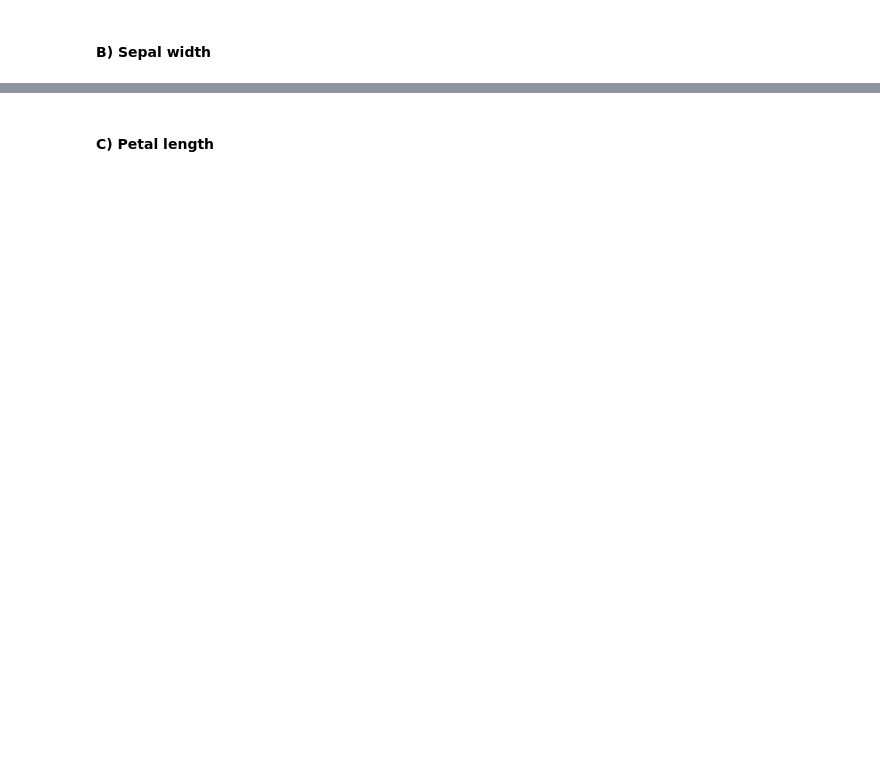
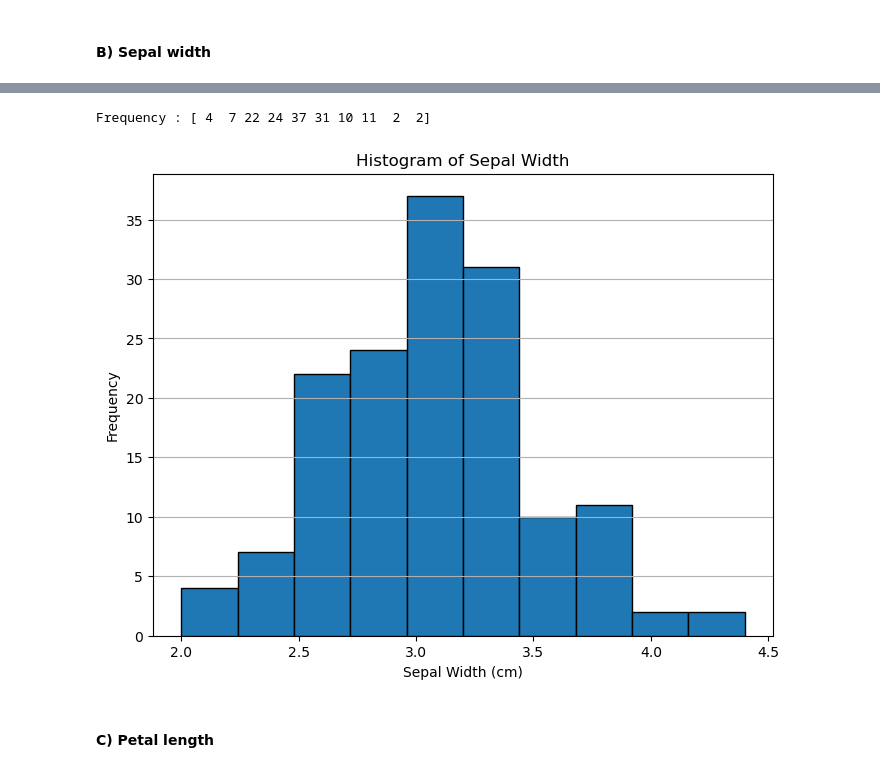
Before and after one commit to monkj24/principles_of_data_analytics, a Jupyter notebook: tasks.ipynb, the cells around one changed output, grey strips where cells are left out. Drawn from its saved outputs; the diff is of its cells as text; code cells hidden in the pictures; blank space fills up the shorter version.

```diff
--- a/tasks.ipynb
+++ b/tasks.ipynb
@@ -315,2 +283,25 @@ plt.show()
+# %%
+# Y value
+
+counts, bin_edges = np.histogram(sepal_width, bins=10)
+
+# Show y
+
+print("Frequency :", counts)
+# %% [output]
+Frequency : [ 4  7 22 24 37 31 10 11  2  2]
+# %%
+
+# Plot the histogram
+
+plt.figure(figsize=(8, 6))
+plt.bar(bin_edges[:-1], counts, width=np.diff(bin_edges), edgecolor='black', align='edge')
+plt.title('Histogram of Sepal Width')
+plt.xlabel('Sepal Width (cm)')
+plt.ylabel('Frequency')
+plt.grid(axis='y', alpha=1)
+plt.show()
+# %% [output]
+[figure, added]
 # %% [markdown]
 #### C) Petal length
```
Also changed, not shown: parts of 22 cells of this notebook.
